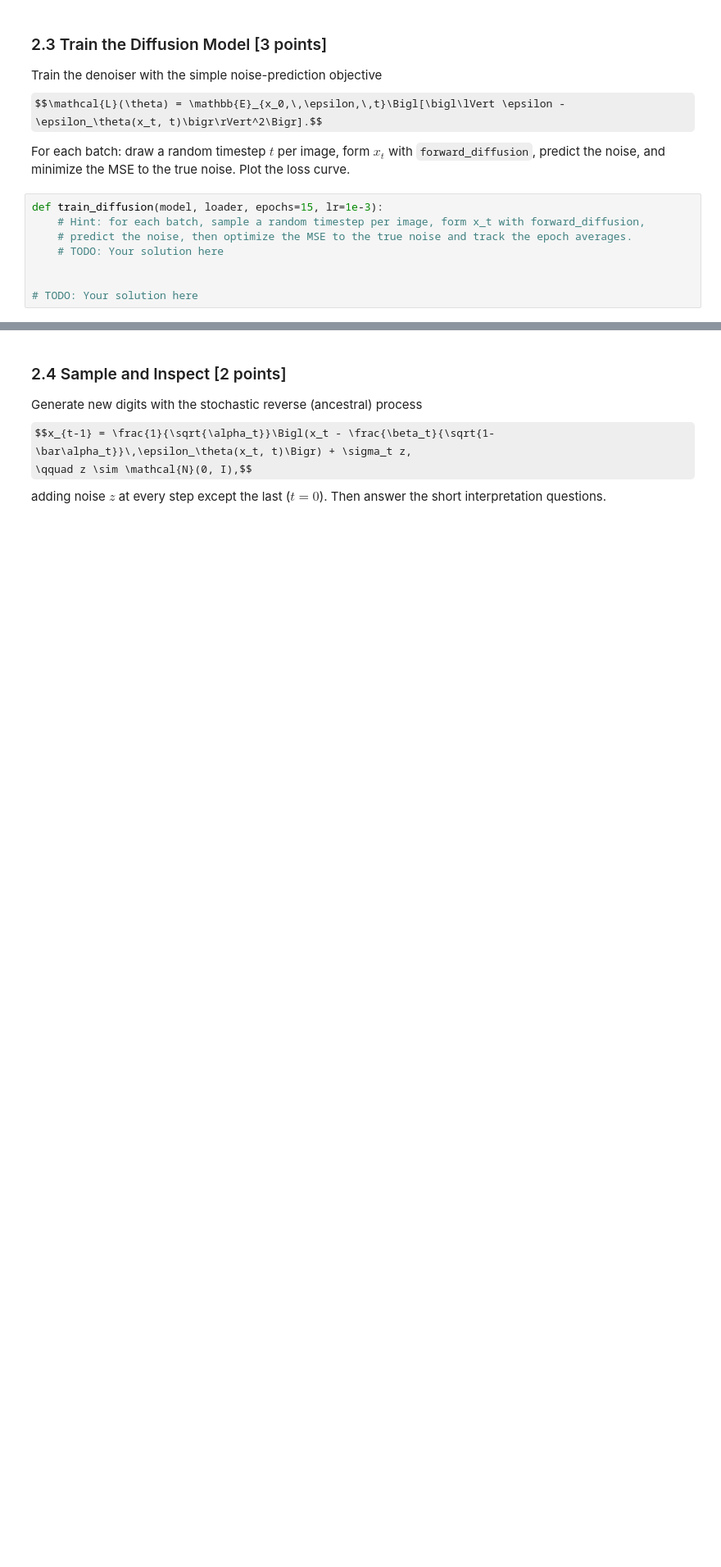
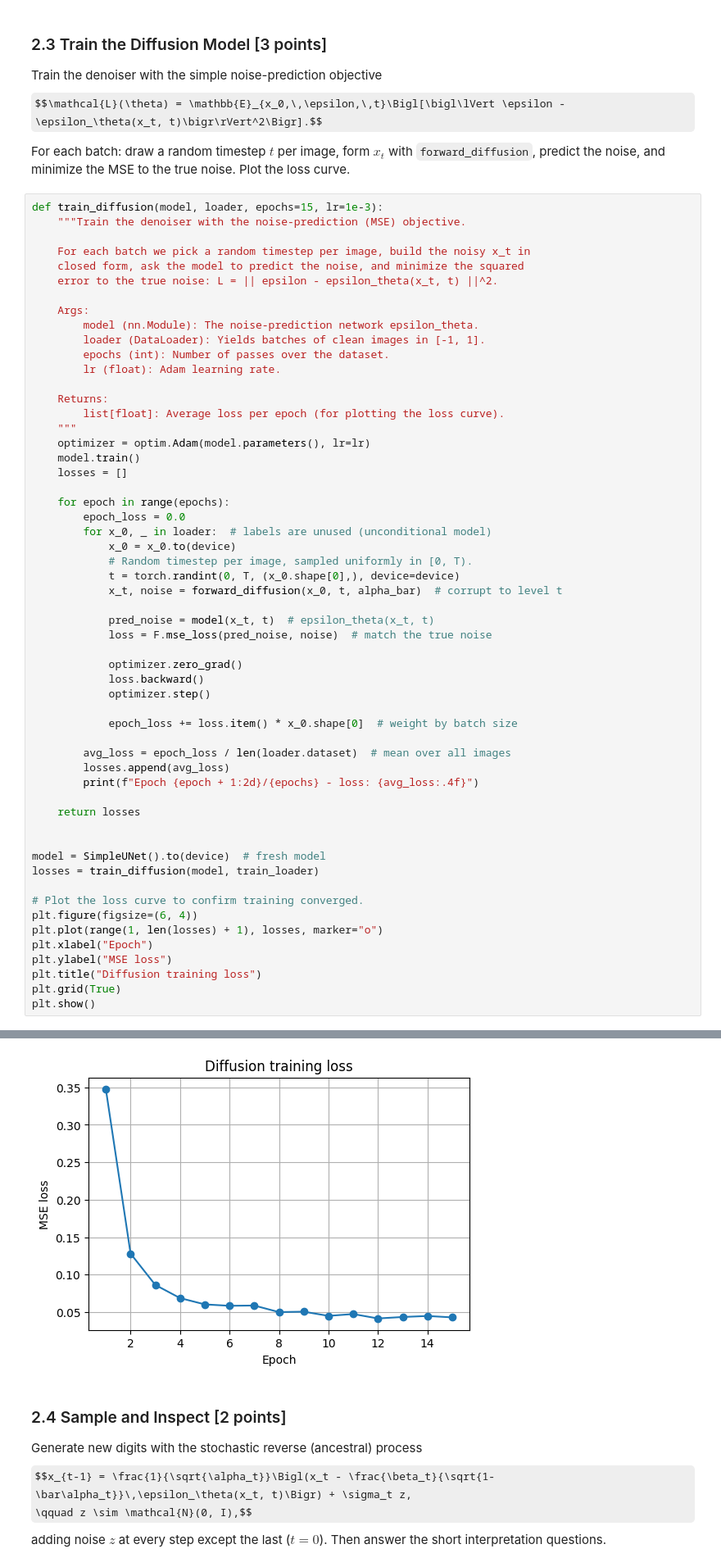
Before and after one commit to MustafaNatur/Introduction-to-Deep-Learning-course, a Jupyter notebook: exercise07-flow-diffusion/exercise07-flow-diffusion.ipynb, the cells around one changed output, grey strips where cells are left out. Shown at 82% size. Drawn from its saved outputs; the diff is of its cells as text; some formulas as TeX source; blank space fills up the shorter version.

```diff
--- a/exercise07-flow-diffusion/exercise07-flow-diffusion.ipynb
+++ b/exercise07-flow-diffusion/exercise07-flow-diffusion.ipynb
@@ -549,9 +549,58 @@ For each batch: draw a random timestep $t$ per image, form $x_t$ with
 noise. Plot the loss curve.
 # %%
 def train_diffusion(model, loader, epochs=15, lr=1e-3):
-    # Hint: for each batch, sample a random timestep per image, form x_t with forward_diffusion,
-    # predict the noise, then optimize the MSE to the true noise and track the epoch averages.
-    # TODO: Your solution here
+    """Train the denoiser with the noise-prediction (MSE) objective.
+
+    For each batch we pick a random timestep per image, build the noisy x_t in
+    closed form, ask the model to predict the noise, and minimize the squared
+    error to the true noise: L = || epsilon - epsilon_theta(x_t, t) ||^2.
+
+    Args:
+        model (nn.Module): The noise-prediction network epsilon_theta.
+        loader (DataLoader): Yields batches of clean images in [-1, 1].
+        epochs (int): Number of passes over the dataset.
+        lr (float): Adam learning rate.
+
+    Returns:
+        list[float]: Average loss per epoch (for plotting the loss curve).
+    """
+    optimizer = optim.Adam(model.parameters(), lr=lr)
+    model.train()
+    losses = []
+
+    for epoch in range(epochs):
+        epoch_loss = 0.0
+        for x_0, _ in loader:  # labels are unused (unconditional model)
+            x_0 = x_0.to(device)
+            # Random timestep per image, sampled uniformly in [0, T).
+            t = torch.randint(0, T, (x_0.shape[0],), device=device)
+            x_t, noise = forward_diffusion(x_0, t, alpha_bar)  # corrupt to level t
+
+            pred_noise = model(x_t, t)  # epsilon_theta(x_t, t)
+            loss = F.mse_loss(pred_noise, noise)  # match the true noise
+
+            optimizer.zero_grad()
+            loss.backward()
+            optimizer.step()
+
+            epoch_loss += loss.item() * x_0.shape[0]  # weight by batch size
+
+        avg_loss = epoch_loss / len(loader.dataset)  # mean over all images
+        losses.append(avg_loss)
+        print(f"Epoch {epoch + 1:2d}/{epochs} - loss: {avg_loss:.4f}")
+
+    return losses
 
 
-# TODO: Your solution here
+model = SimpleUNet().to(device)  # fresh model
+losses = train_diffusion(model, train_loader)
+
+# Plot the loss curve to confirm training converged.
+plt.figure(figsize=(6, 4))
+plt.plot(range(1, len(losses) + 1), losses, marker="o")
+plt.xlabel("Epoch")
+plt.ylabel("MSE loss")
+plt.title("Diffusion training loss")
+plt.grid(True)
+plt.show()
+# %% [output]
@@ -558,3 +622,4 @@ def train_diffusion(model, loader, epochs=15, lr=1e-3):
+[figure, added]
 # %% [markdown]
 ### 2.4 Sample and Inspect \[2 points\]
 
```
Also changed, not shown: parts of 1 cell of this notebook.
